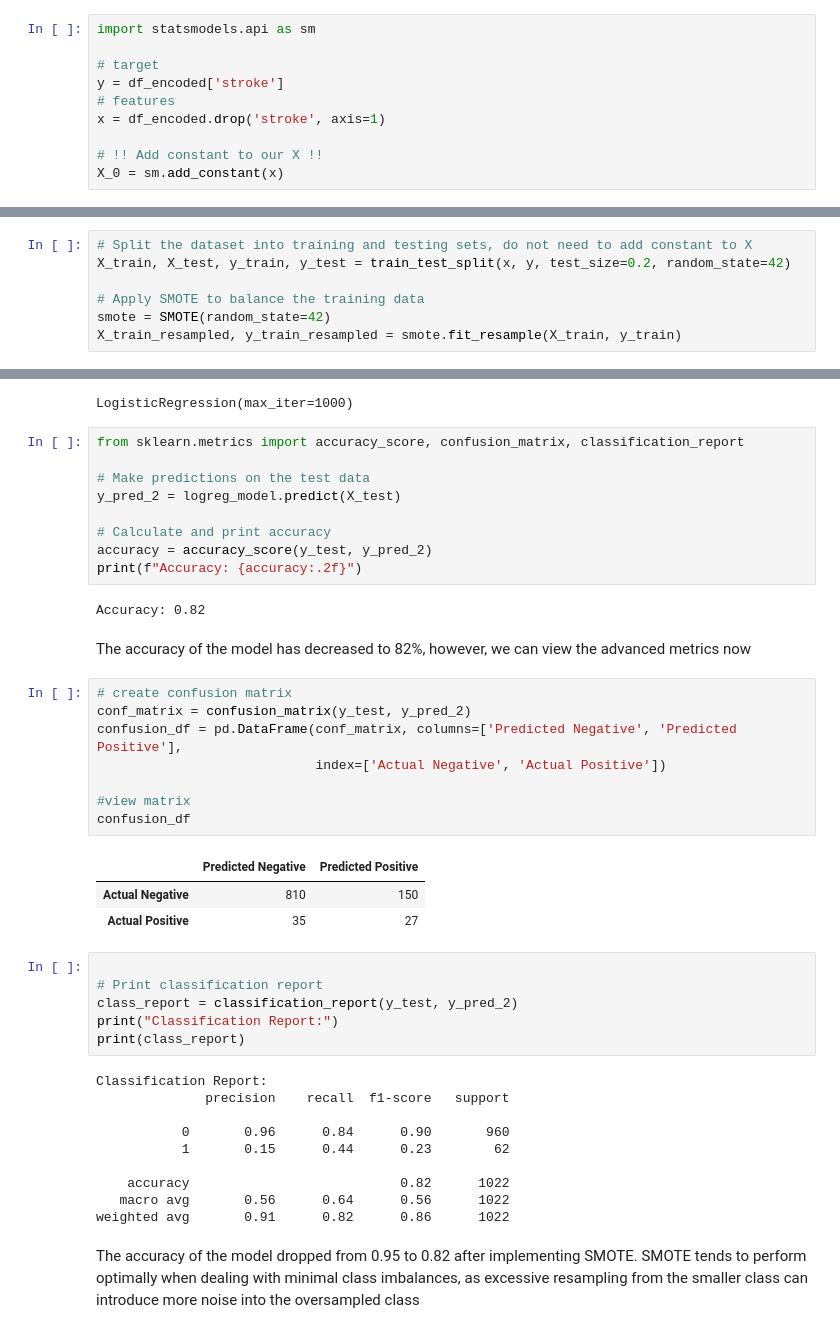
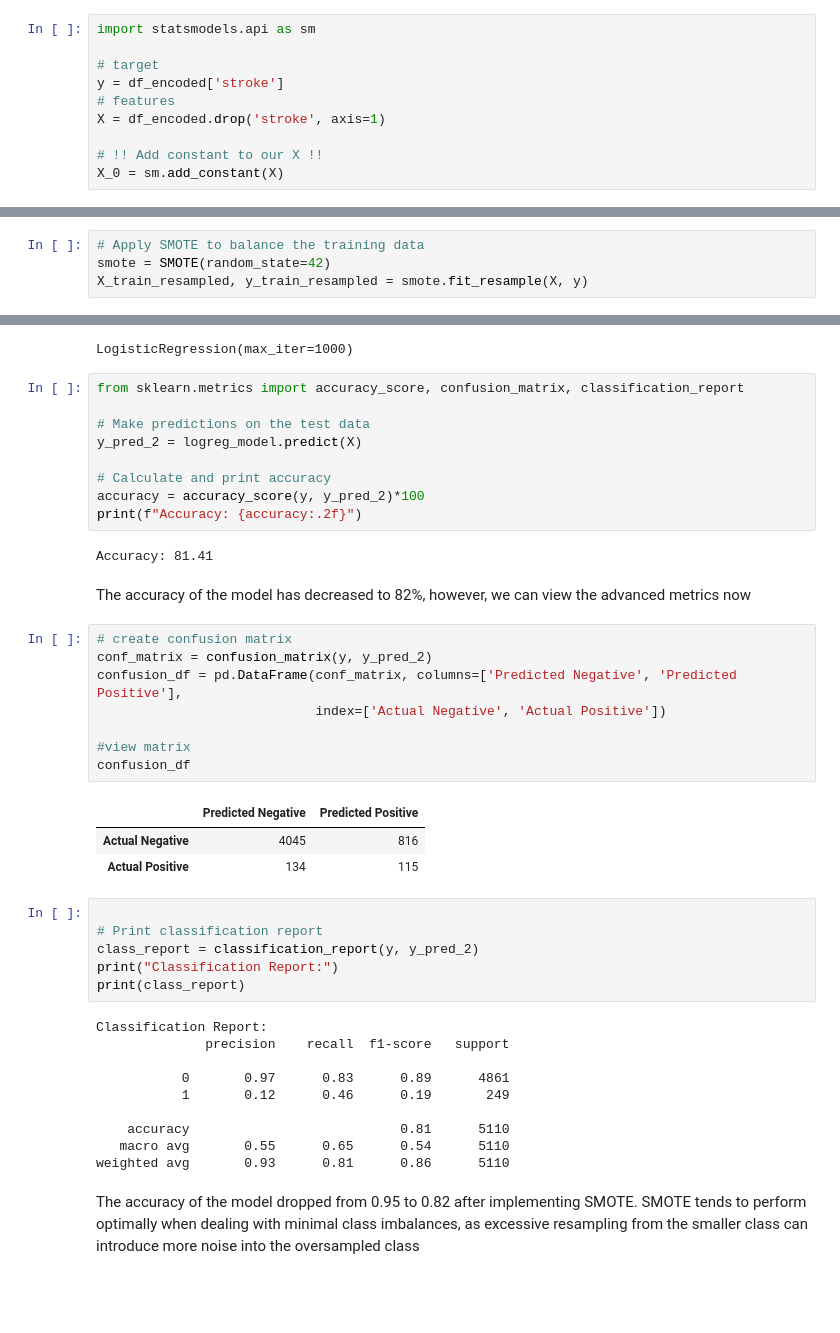
Before and after one commit to ntran119/data_projects, a Jupyter notebook: 2023_Stroke/2023_Predicting_Stroke.ipynb, the cells around one changed output, grey strips where cells are left out. Saved outputs shown, nothing was run; the diff lists cells and outputs as text; blank space fills up the shorter version.

```diff
--- a/2023_Stroke/2023_Predicting_Stroke.ipynb
+++ b/2023_Stroke/2023_Predicting_Stroke.ipynb
@@ -511,10 +511,10 @@ import statsmodels.api as sm
 # target
 y = df_encoded['stroke']
 # features
-x = df_encoded.drop('stroke', axis=1)
+X = df_encoded.drop('stroke', axis=1)
 
 # !! Add constant to our X !!
-X_0 = sm.add_constant(x)
+X_0 = sm.add_constant(X)
 # %%
 X_0.info()
 # %% [output]
@@ -693,12 +717,9 @@ from sklearn.model_selection import train_test_split
 # import smote
 from imblearn.over_sampling import SMOTE
 # %%
-# Split the dataset into training and testing sets, do not need to add constant to X
-X_train, X_test, y_train, y_test = train_test_split(x, y, test_size=0.2, random_state=42)
-
 # Apply SMOTE to balance the training data
 smote = SMOTE(random_state=42)
-X_train_resampled, y_train_resampled = smote.fit_resample(X_train, y_train)
+X_train_resampled, y_train_resampled = smote.fit_resample(X, y)
 # %%
 # check target before and after SMOTE resample
 print('Without SMOTE:')
@@ -735,43 +756,43 @@ LogisticRegression(max_iter=1000)
 from sklearn.metrics import accuracy_score, confusion_matrix, classification_report
 
 # Make predictions on the test data
-y_pred_2 = logreg_model.predict(X_test)
+y_pred_2 = logreg_model.predict(X)
 
 # Calculate and print accuracy
-accuracy = accuracy_score(y_test, y_pred_2)
+accuracy = accuracy_score(y, y_pred_2)*100
 print(f"Accuracy: {accuracy:.2f}")
 # %% [output]
-Accuracy: 0.82
+Accuracy: 81.41
 # %% [markdown]
 The accuracy of the model has decreased to 82%, however, we can view the advanced metrics now <br>
 # %%
 # create confusion matrix
-conf_matrix = confusion_matrix(y_test, y_pred_2)
+conf_matrix = confusion_matrix(y, y_pred_2)
 confusion_df = pd.DataFrame(conf_matrix, columns=['Predicted Negative', 'Predicted Positive'],
                             index=['Actual Negative', 'Actual Positive'])
 
 #view matrix
 confusion_df
 # %% [output]
 |  | Predicted Negative | Predicted Positive |
-| Actual Negative | 810 | 150 |
-| Actual Positive | 35 | 27 |
+| Actual Negative | 4045 | 816 |
+| Actual Positive | 134 | 115 |
 # %%
 
 # Print classification report
-class_report = classification_report(y_test, y_pred_2)
+class_report = classification_report(y, y_pred_2)
 print("Classification Report:")
 print(class_report)
 # %% [output]
 Classification Report:
               precision    recall  f1-score   support
 
-           0       0.96      0.84      0.90       960
-           1       0.15      0.44      0.23        62
+           0       0.97      0.83      0.89      4861
+           1       0.12      0.46      0.19       249
 
-    accuracy                           0.82      1022
-   macro avg       0.56      0.64      0.56      1022
-weighted avg       0.91      0.82      0.86      1022
+    accuracy                           0.81      5110
+   macro avg       0.55      0.65      0.54      5110
+weighted avg       0.93      0.81      0.86      5110
 # %% [markdown]
 The accuracy of the model dropped from 0.95 to 0.82 after implementing SMOTE. SMOTE tends to perform optimally when dealing with minimal class imbalances, as excessive resampling from the smaller class can introduce more noise into the oversampled class
 # %% [markdown]
```
Also changed, not shown: parts of 14 cells of this notebook, 6 other files.
